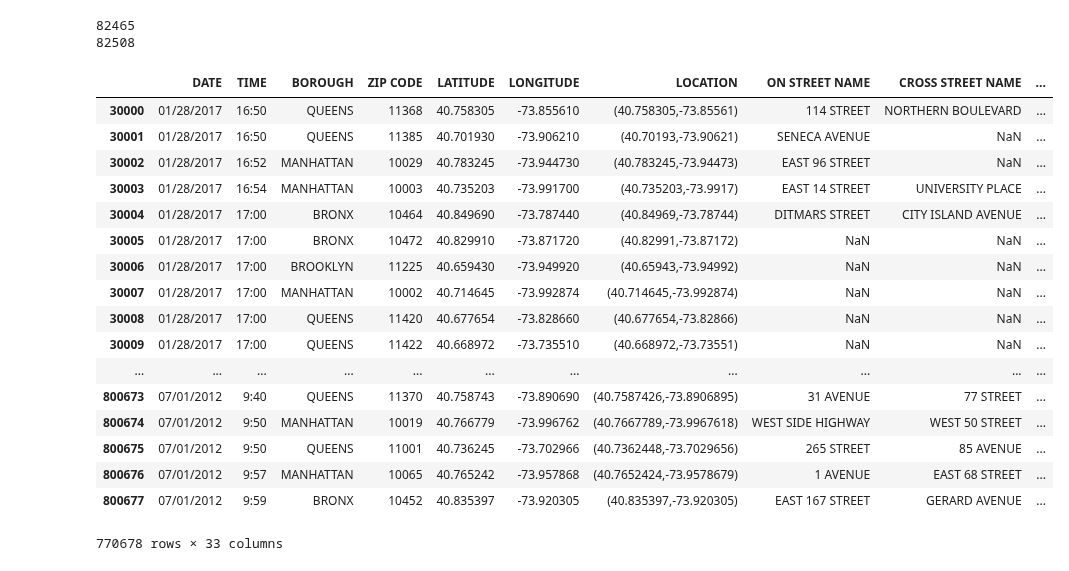
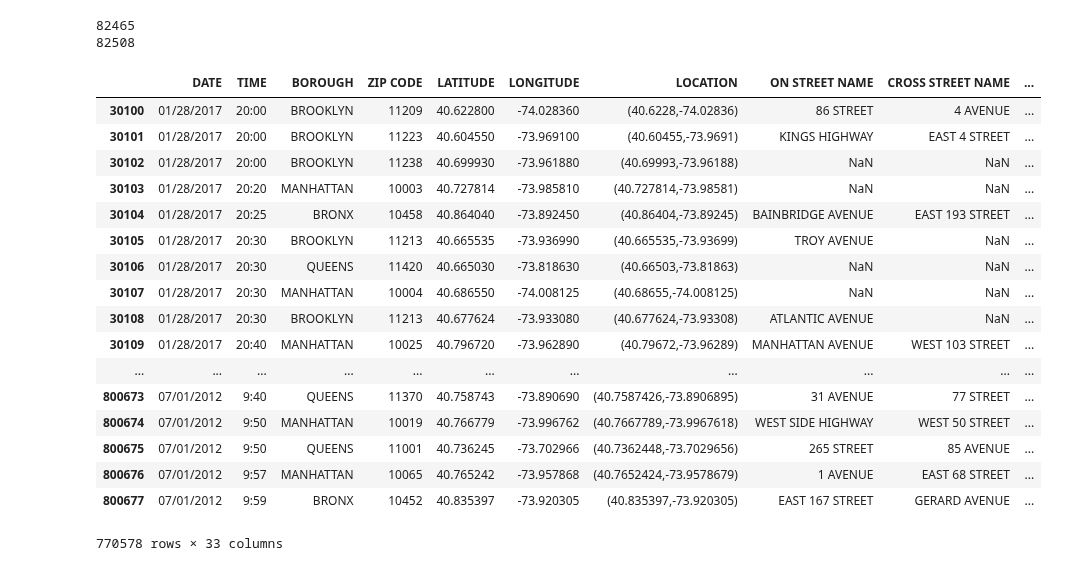
Before and after one commit to nealrea/collisionViz, a Jupyter notebook: MH_Data/Street_LatLng.ipynb, the cells around one changed output. Drawn from its saved outputs; the diff is of its cells as text; code cells hidden in the pictures.

```diff
--- a/MH_Data/Street_LatLng.ipynb
+++ b/MH_Data/Street_LatLng.ipynb
@@ -418,26 +418,26 @@ print (len(aadt[pd.isnull(aadt['ZIP CODE'])]))
 82465
 82508
 # %%
-aadt[30000:]
+aadt[30100:]
 # %% [output]
 |  | DATE | TIME | BOROUGH | ZIP CODE | LATITUDE | LONGITUDE | LOCATION | ON STREET NAME | CROSS STREET NAME | ... |
-| 30000 | 01/28/2017 | 16:50 | QUEENS | 11368 | 40.758305 | -73.855610 | (40.758305,-73.85561) | 114 STREET | NORTHERN BOULEVARD | ... |
-| 30001 | 01/28/2017 | 16:50 | QUEENS | 11385 | 40.701930 | -73.906210 | (40.70193,-73.90621) | SENECA AVENUE | NaN | ... |
-| 30002 | 01/28/2017 | 16:52 | MANHATTAN | 10029 | 40.783245 | -73.944730 | (40.783245,-73.94473) | EAST 96 STREET | NaN | ... |
-| 30003 | 01/28/2017 | 16:54 | MANHATTAN | 10003 | 40.735203 | -73.991700 | (40.735203,-73.9917) | EAST 14 STREET | UNIVERSITY PLACE | ... |
-| 30004 | 01/28/2017 | 17:00 | BRONX | 10464 | 40.849690 | -73.787440 | (40.84969,-73.78744) | DITMARS STREET | CITY ISLAND AVENUE | ... |
-| 30005 | 01/28/2017 | 17:00 | BRONX | 10472 | 40.829910 | -73.871720 | (40.82991,-73.87172) | NaN | NaN | ... |
-| 30006 | 01/28/2017 | 17:00 | BROOKLYN | 11225 | 40.659430 | -73.949920 | (40.65943,-73.94992) | NaN | NaN | ... |
-| 30007 | 01/28/2017 | 17:00 | MANHATTAN | 10002 | 40.714645 | -73.992874 | (40.714645,-73.992874) | NaN | NaN | ... |
-| 30008 | 01/28/2017 | 17:00 | QUEENS | 11420 | 40.677654 | -73.828660 | (40.677654,-73.82866) | NaN | NaN | ... |
-| 30009 | 01/28/2017 | 17:00 | QUEENS | 11422 | 40.668972 | -73.735510 | (40.668972,-73.73551) | NaN | NaN | ... |
+| 30100 | 01/28/2017 | 20:00 | BROOKLYN | 11209 | 40.622800 | -74.028360 | (40.6228,-74.02836) | 86 STREET | 4 AVENUE | ... |
+| 30101 | 01/28/2017 | 20:00 | BROOKLYN | 11223 | 40.604550 | -73.969100 | (40.60455,-73.9691) | KINGS HIGHWAY | EAST 4 STREET | ... |
+| 30102 | 01/28/2017 | 20:00 | BROOKLYN | 11238 | 40.699930 | -73.961880 | (40.69993,-73.96188) | NaN | NaN | ... |
+| 30103 | 01/28/2017 | 20:20 | MANHATTAN | 10003 | 40.727814 | -73.985810 | (40.727814,-73.98581) | NaN | NaN | ... |
+| 30104 | 01/28/2017 | 20:25 | BRONX | 10458 | 40.864040 | -73.892450 | (40.86404,-73.89245) | BAINBRIDGE AVENUE | EAST 193 STREET | ... |
+| 30105 | 01/28/2017 | 20:30 | BROOKLYN | 11213 | 40.665535 | -73.936990 | (40.665535,-73.93699) | TROY AVENUE | NaN | ... |
+| 30106 | 01/28/2017 | 20:30 | QUEENS | 11420 | 40.665030 | -73.818630 | (40.66503,-73.81863) | NaN | NaN | ... |
+| 30107 | 01/28/2017 | 20:30 | MANHATTAN | 10004 | 40.686550 | -74.008125 | (40.68655,-74.008125) | NaN | NaN | ... |
+| 30108 | 01/28/2017 | 20:30 | BROOKLYN | 11213 | 40.677624 | -73.933080 | (40.677624,-73.93308) | ATLANTIC AVENUE | NaN | ... |
+| 30109 | 01/28/2017 | 20:40 | MANHATTAN | 10025 | 40.796720 | -73.962890 | (40.79672,-73.96289) | MANHATTAN AVENUE | WEST 103 STREET | ... |
 | ... | ... | ... | ... | ... | ... | ... | ... | ... | ... | ... |
 | 800673 | 07/01/2012 | 9:40 | QUEENS | 11370 | 40.758743 | -73.890690 | (40.7587426,-73.8906895) | 31 AVENUE | 77 STREET | ... |
 | 800674 | 07/01/2012 | 9:50 | MANHATTAN | 10019 | 40.766779 | -73.996762 | (40.7667789,-73.9967618) | WEST SIDE HIGHWAY | WEST 50 STREET | ... |
 | 800675 | 07/01/2012 | 9:50 | QUEENS | 11001 | 40.736245 | -73.702966 | (40.7362448,-73.7029656) | 265 STREET | 85 AVENUE | ... |
 | 800676 | 07/01/2012 | 9:57 | MANHATTAN | 10065 | 40.765242 | -73.957868 | (40.7652424,-73.9578679) | 1 AVENUE | EAST 68 STREET | ... |
 | 800677 | 07/01/2012 | 9:59 | BRONX | 10452 | 40.835397 | -73.920305 | (40.835397,-73.920305) | EAST 167 STREET | GERARD AVENUE | ... |
-770678 rows × 33 columns
+770578 rows × 33 columns
 # %%
 test = geolocator.reverse('40.741394,-73.82303')
 # %%
```
